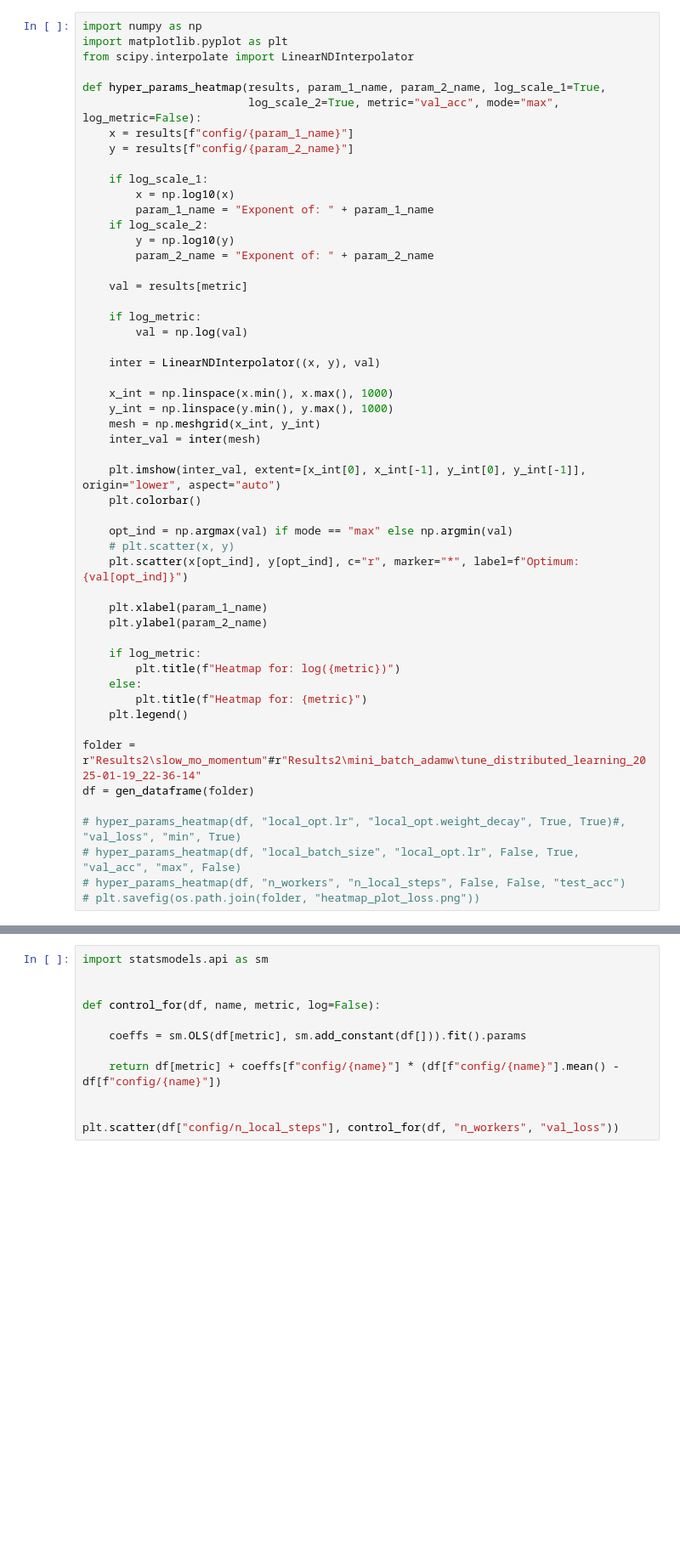
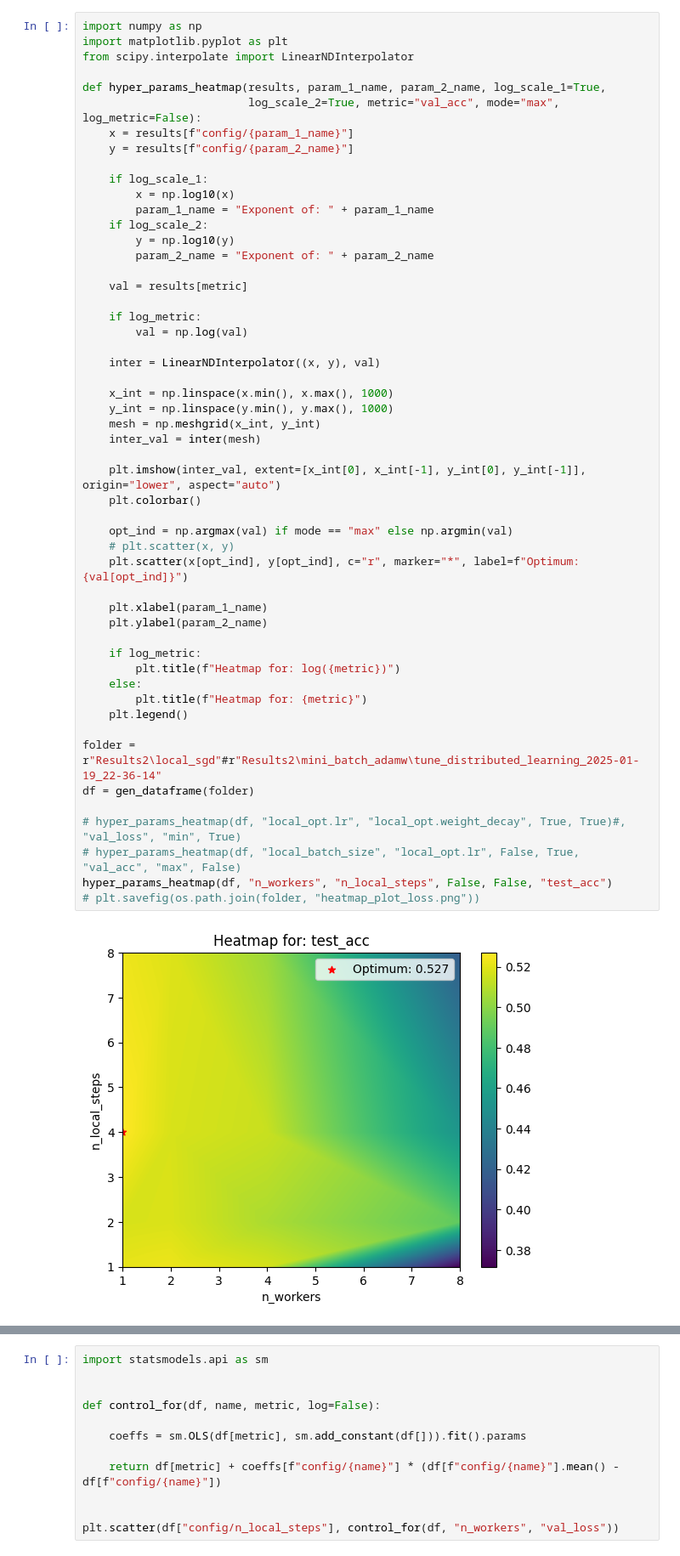
Before and after one commit to maxi-fr/distributed-learning, a Jupyter notebook: test_notebook.ipynb, the cells around one changed output, grey strips where cells are left out. Shown at 85% size. Saved outputs shown, nothing was run; the diff lists cells and outputs as text; blank space fills up the shorter version.

```diff
--- a/test_notebook.ipynb
+++ b/test_notebook.ipynb
@@ -118,33 +50,35 @@ def hyper_params_heatmap(results, param_1_name, param_2_name, log_scale_1=True,
         val = np.log(val)
 
     inter = LinearNDInterpolator((x, y), val)
 
     x_int = np.linspace(x.min(), x.max(), 1000)
     y_int = np.linspace(y.min(), y.max(), 1000)
     mesh = np.meshgrid(x_int, y_int)
     inter_val = inter(mesh)
 
     plt.imshow(inter_val, extent=[x_int[0], x_int[-1], y_int[0], y_int[-1]], origin="lower", aspect="auto")
     plt.colorbar()
 
     opt_ind = np.argmax(val) if mode == "max" else np.argmin(val)
     # plt.scatter(x, y)
     plt.scatter(x[opt_ind], y[opt_ind], c="r", marker="*", label=f"Optimum: {val[opt_ind]}")
 
     plt.xlabel(param_1_name)
     plt.ylabel(param_2_name)
 
     if log_metric:
         plt.title(f"Heatmap for: log({metric})")
     else:
         plt.title(f"Heatmap for: {metric}")
     plt.legend()
 
-folder = r"Results2\slow_mo_momentum"#r"Results2\mini_batch_adamw\tune_distributed_learning_2025-01-19_22-36-14"
+folder = r"Results2\local_sgd"#r"Results2\mini_batch_adamw\tune_distributed_learning_2025-01-19_22-36-14"
 df = gen_dataframe(folder)
 
 # hyper_params_heatmap(df, "local_opt.lr", "local_opt.weight_decay", True, True)#, "val_loss", "min", True)
 # hyper_params_heatmap(df, "local_batch_size", "local_opt.lr", False, True, "val_acc", "max", False)
-# hyper_params_heatmap(df, "n_workers", "n_local_steps", False, False, "test_acc")
+hyper_params_heatmap(df, "n_workers", "n_local_steps", False, False, "test_acc")
 # plt.savefig(os.path.join(folder, "heatmap_plot_loss.png"))
+# %% [output]
+[figure, added]
 # %%
```
Also changed, not shown: parts of 7 cells of this notebook, 1 other file.
